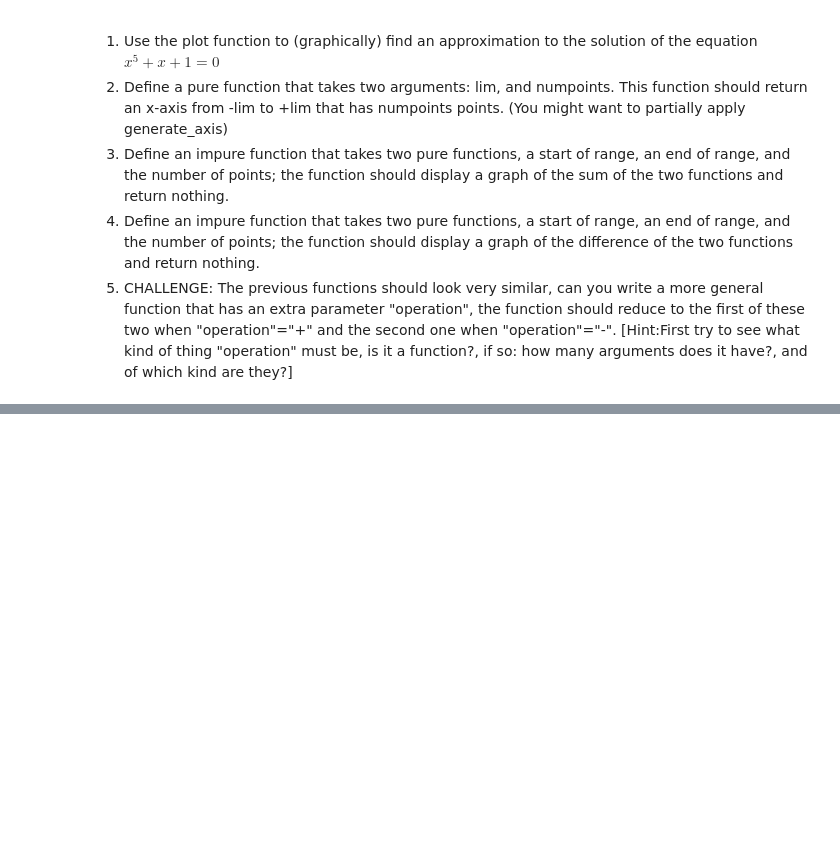
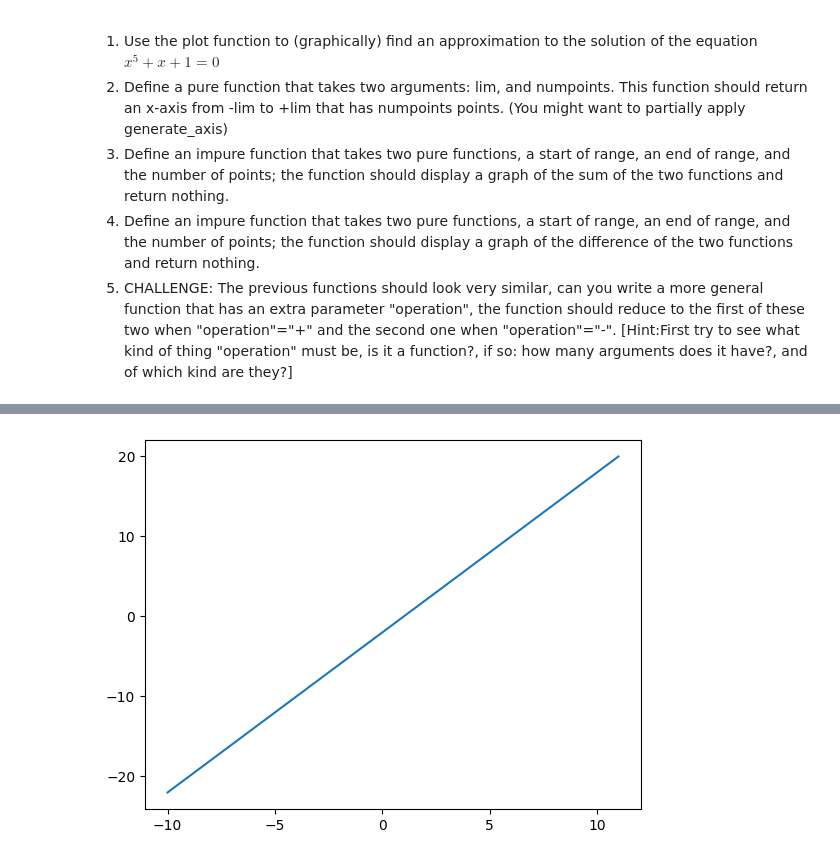
Before and after one commit to augustin101010/PythonClass, a Jupyter notebook: Spring_2024/Functions.ipynb, the cells around one changed output, grey strips where cells are left out. Saved outputs shown, nothing was run; the diff lists cells and outputs as text; code cells hidden in the pictures; blank space fills up the shorter version.

```diff
--- a/Spring_2024/Functions.ipynb
+++ b/Spring_2024/Functions.ipynb
@@ -104,0 +141,14 @@ plot(lambda x : -x-1, -0.75,-0.65)
+# %%
+'''3'''
+def home3(function,function2,start,end,numpoints=1000):
+    toplot = lambda x : function(x)+function2(x)
+    plot(toplot, start, end, numpoints)
+                                                    #x_axis1 = generate_axis(start,end,numpoints)
+                                                    #y_axis1 = np.array([function(xs)  for xs in x_axis1])
+                                                    #x_axis2 = generate_axis(start,end,numpoints)
+                                                    #y_axis2 = np.array([function2(xs)  for xs in x_axis2])
+                                                    #plt.plot(x_axis1,y_axis1)
+                                                    #plt.plot(x_axis2,y_axis2)
+home3(lambda x : x,lambda x : x-2, -10, 11)
+# %% [output]
+[figure, added]
```
Also changed, not shown: parts of 11 cells of this notebook, 1 other file.
